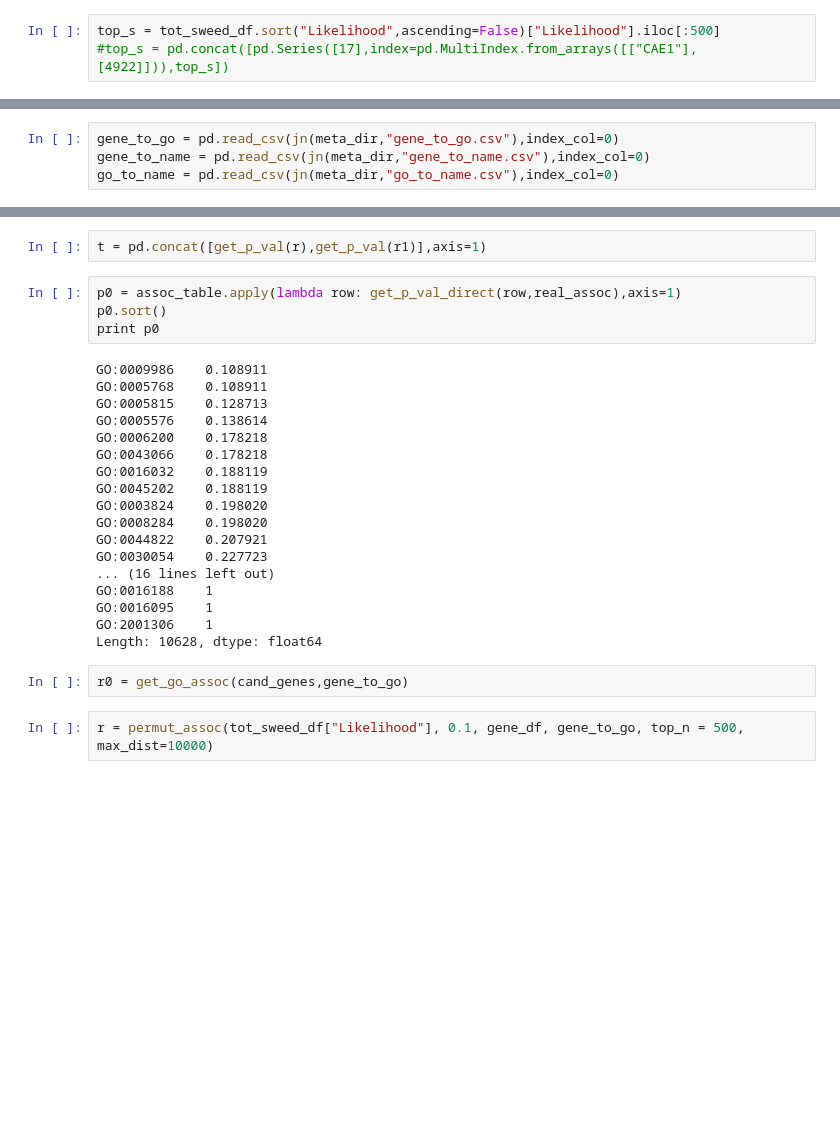
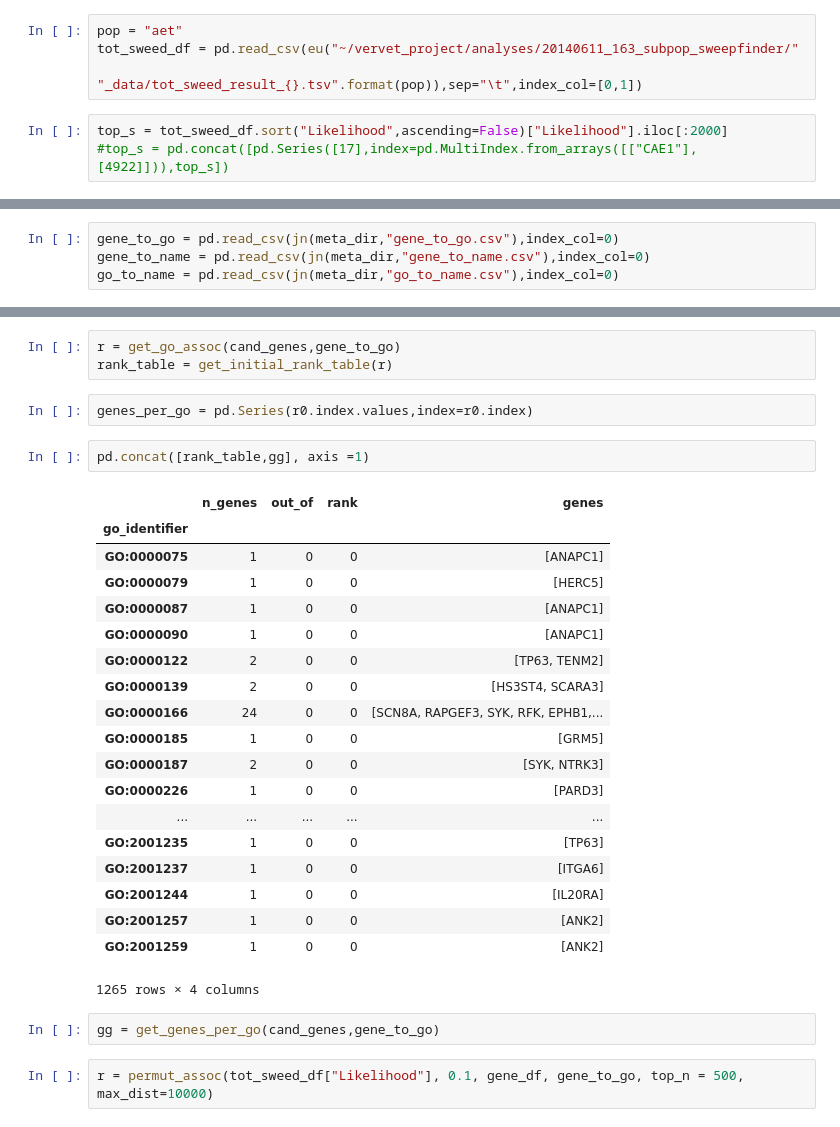
Before and after one commit to peterdfields/hs_vervet, a Jupyter notebook: notebooks/pandas_hs.ipynb, the cells around one changed output, grey strips where cells are left out. Saved outputs shown, nothing was run; the diff lists cells and outputs as text; blank space fills up the shorter version.

```diff
--- a/notebooks/pandas_hs.ipynb
+++ b/notebooks/pandas_hs.ipynb
@@ -205,8 +221,12 @@ tot_sweed_df = pd.concat([get_sweed_df(chrom,"aet") for chrom in chromosomes])
 # %%
 gene_df = load_gene_df()
 gene_df = gene_df.sortlevel(level=[0,1])
+# %%
+pop = "aet"
+tot_sweed_df = pd.read_csv(eu("~/vervet_project/analyses/20140611_163_subpop_sweepfinder/"
+                                 "_data/tot_sweed_result_{}.tsv".format(pop)),sep="\t",index_col=[0,1])
 # %%
-top_s = tot_sweed_df.sort("Likelihood",ascending=False)["Likelihood"].iloc[:500]
+top_s = tot_sweed_df.sort("Likelihood",ascending=False)["Likelihood"].iloc[:2000]
 #top_s = pd.concat([pd.Series([17],index=pd.MultiIndex.from_arrays([["CAE1"],[4922]])),top_s])
 # %%
 max_dist = 10000
@@ -328,29 +382,32 @@ Length: 10628, dtype: float64
-# %%
-t = pd.concat([get_p_val(r),get_p_val(r1)],axis=1)
-# %%
-p0 = assoc_table.apply(lambda row: get_p_val_direct(row,real_assoc),axis=1)
-p0.sort()
-print p0
-# %% [output]
-GO:0009986    0.108911
-GO:0005768    0.108911
-GO:0005815    0.128713
-GO:0005576    0.138614
-GO:0006200    0.178218
-GO:0043066    0.178218
-GO:0016032    0.188119
-GO:0045202    0.188119
-GO:0003824    0.198020
-GO:0008284    0.198020
-GO:0044822    0.207921
-GO:0030054    0.227723
-... (16 lines left out)
-GO:0016188    1
-GO:0016095    1
-GO:2001306    1
-Length: 10628, dtype: float64
 # %%
-r0 = get_go_assoc(cand_genes,gene_to_go)
+r = get_go_assoc(cand_genes,gene_to_go)
+rank_table = get_initial_rank_table(r)
+# %%
+genes_per_go = pd.Series(r0.index.values,index=r0.index)
+# %%
+pd.concat([rank_table,gg], axis =1)
+# %% [output]
+|  | n_genes | out_of | rank | genes |
+| go_identifier |  |  |  |  |
+| GO:0000075 | 1 | 0 | 0 | [ANAPC1] |
+| GO:0000079 | 1 | 0 | 0 | [HERC5] |
+| GO:0000087 | 1 | 0 | 0 | [ANAPC1] |
+| GO:0000090 | 1 | 0 | 0 | [ANAPC1] |
+| GO:0000122 | 2 | 0 | 0 | [TP63, TENM2] |
+| GO:0000139 | 2 | 0 | 0 | [HS3ST4, SCARA3] |
+| GO:0000166 | 24 | 0 | 0 | [SCN8A, RAPGEF3, SYK, RFK, EPHB1,... |
+| GO:0000185 | 1 | 0 | 0 | [GRM5] |
+| GO:0000187 | 2 | 0 | 0 | [SYK, NTRK3] |
+| GO:0000226 | 1 | 0 | 0 | [PARD3] |
+| ... | ... | ... | ... | ... |
+| GO:2001235 | 1 | 0 | 0 | [TP63] |
+| GO:2001237 | 1 | 0 | 0 | [ITGA6] |
+| GO:2001244 | 1 | 0 | 0 | [IL20RA] |
+| GO:2001257 | 1 | 0 | 0 | [ANK2] |
+| GO:2001259 | 1 | 0 | 0 | [ANK2] |
+1265 rows × 4 columns
+# %%
+gg = get_genes_per_go(cand_genes,gene_to_go)
 # %%
 r = permut_assoc(tot_sweed_df["Likelihood"], 0.1, gene_df, gene_to_go, top_n = 500, max_dist=10000)
 # %%
```
Also changed, not shown: parts of 36 cells of this notebook, 6 other files.
